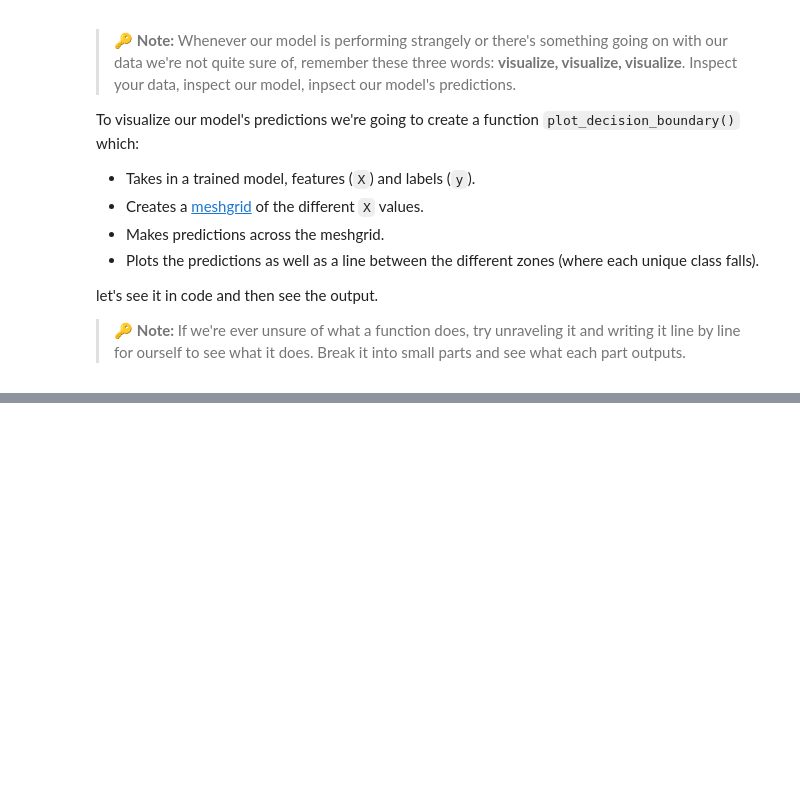
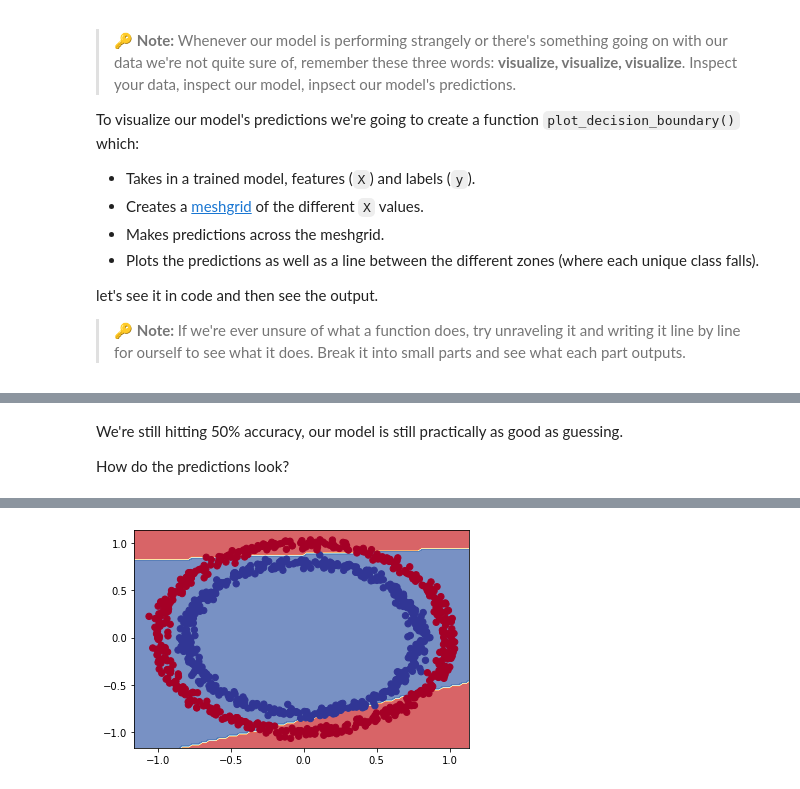
Before and after one commit to MRUTYUNJAYAMOHANTY/DATA-SCIENCE, a Jupyter notebook: TENSORFLOW/Neural_Network_Classification_TF/02_neural_network_classification_in_tensorflow.ipynb, the cells around one changed output, grey strips where cells are left out. Saved outputs shown, nothing was run; the diff lists cells and outputs as text; code cells hidden in the pictures; blank space fills up the shorter version.

```diff
--- a/TENSORFLOW/Neural_Network_Classification_TF/02_neural_network_classification_in_tensorflow.ipynb
+++ b/TENSORFLOW/Neural_Network_Classification_TF/02_neural_network_classification_in_tensorflow.ipynb
@@ -357,0 +646,18 @@ let's see it in code and then see the output.
+# %%
+# Set random seed
+tf.random.set_seed(42)
+
+# Create a model
+model_6 = tf.keras.Sequential([
+  tf.keras.layers.Dense(4, activation=tf.keras.activations.relu), # hidden layer 1, 4 neurons, ReLU activation
+  tf.keras.layers.Dense(4, activation=tf.keras.activations.relu), # hidden layer 2, 4 neurons, ReLU activation
+  tf.keras.layers.Dense(1) # ouput layer
+])
+
+# Compile the model
+model_6.compile(loss=tf.keras.losses.binary_crossentropy,
+                optimizer=tf.keras.optimizers.Adam(lr=0.001), # Adam's default learning rate is 0.001
+                metrics=['accuracy'])
+
+# Fit the model
+history = model_6.fit(X, y, epochs=100)
@@ -357,0 +689,8 @@ let's see it in code and then see the output.
+# %% [markdown]
+We're still hitting 50% accuracy, our model is still practically as good as guessing.
+
+How do the predictions look?
+# %%
+# Check out the predictions using 2 hidden layers
+plot_decision_boundary(model_6, X, y)
+# %% [output]
@@ -357,0 +699 @@ let's see it in code and then see the output.
+[figure, added]
```
Also changed, not shown: parts of 35 cells of this notebook.
